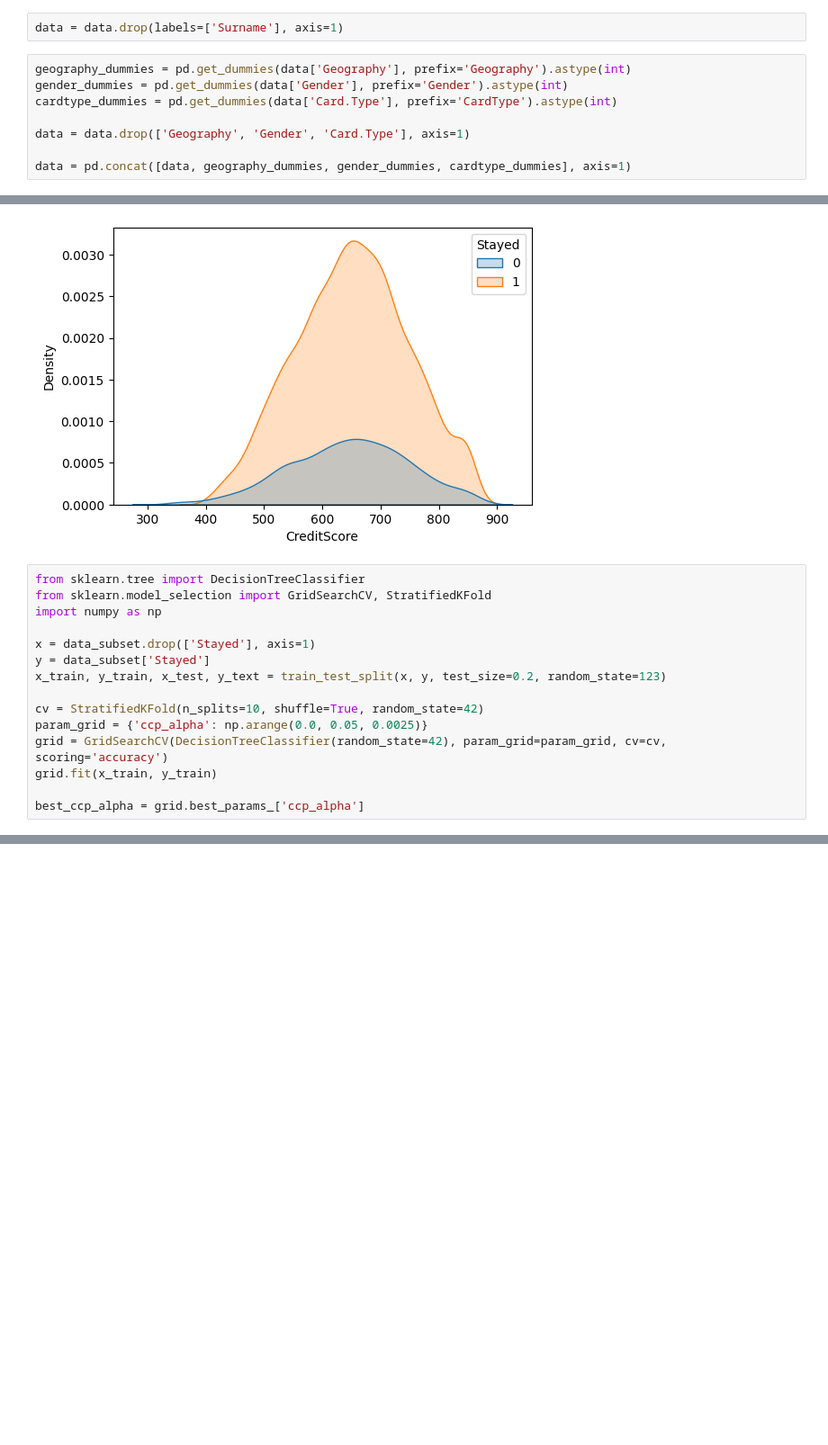
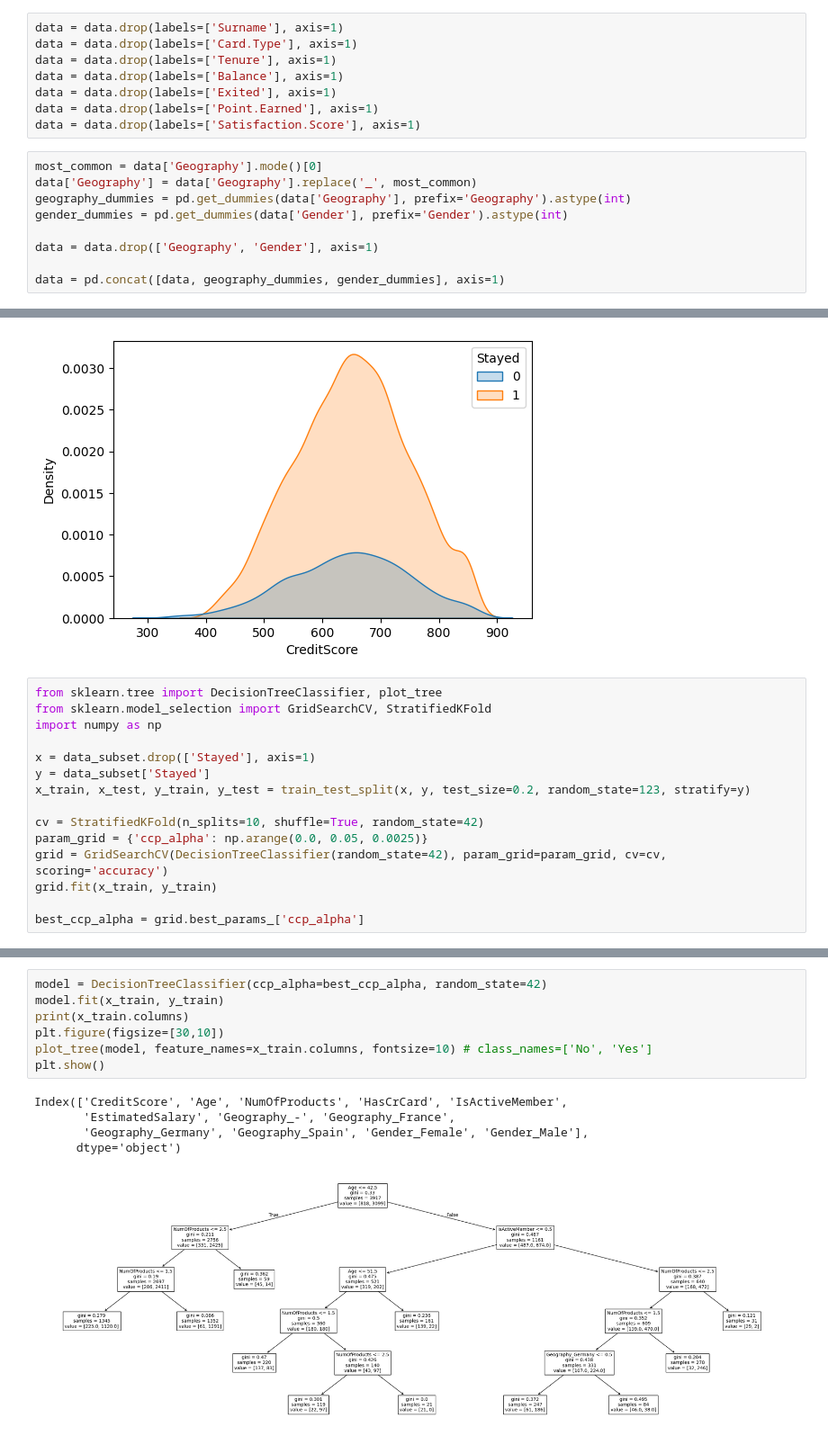
Before and after one commit to filiptrivan/mini-ml-projects, a Jupyter notebook: decision-tree.ipynb, the cells around one changed output, grey strips where cells are left out. Shown at 90% size. Cells and saved outputs as stored; diff of their text form; blank space fills up the shorter version.

Commit message:
Finished decision tree practice

```diff
--- a/decision-tree.ipynb
+++ b/decision-tree.ipynb
@@ -35,13 +35,20 @@ print(data.head())
 # %%
 data = data.drop(labels=['Surname'], axis=1)
+data = data.drop(labels=['Card.Type'], axis=1)
+data = data.drop(labels=['Tenure'], axis=1)
+data = data.drop(labels=['Balance'], axis=1)
+data = data.drop(labels=['Exited'], axis=1)
+data = data.drop(labels=['Point.Earned'], axis=1)
+data = data.drop(labels=['Satisfaction.Score'], axis=1)
 # %%
+most_common = data['Geography'].mode()[0]
+data['Geography'] = data['Geography'].replace('_', most_common)
 geography_dummies = pd.get_dummies(data['Geography'], prefix='Geography').astype(int)
 gender_dummies = pd.get_dummies(data['Gender'], prefix='Gender').astype(int)
-cardtype_dummies = pd.get_dummies(data['Card.Type'], prefix='CardType').astype(int)
 
-data = data.drop(['Geography', 'Gender', 'Card.Type'], axis=1)
+data = data.drop(['Geography', 'Gender'], axis=1)
 
-data = pd.concat([data, geography_dummies, gender_dummies, cardtype_dummies], axis=1)
+data = pd.concat([data, geography_dummies, gender_dummies], axis=1)
 # %%
 data['Age'] = pd.to_numeric(data['Age'], errors='coerce')
 
@@ -124,13 +137,13 @@ plt.show()
 # %% [output]
 [figure]
 # %%
-from sklearn.tree import DecisionTreeClassifier
+from sklearn.tree import DecisionTreeClassifier, plot_tree
 from sklearn.model_selection import GridSearchCV, StratifiedKFold
 import numpy as np
 
 x = data_subset.drop(['Stayed'], axis=1)
 y = data_subset['Stayed']
-x_train, y_train, x_test, y_text = train_test_split(x, y, test_size=0.2, random_state=123)
+x_train, x_test, y_train, y_test = train_test_split(x, y, test_size=0.2, random_state=123, stratify=y)
 
 cv = StratifiedKFold(n_splits=10, shuffle=True, random_state=42)
 param_grid = {'ccp_alpha': np.arange(0.0, 0.05, 0.0025)}
@@ -142,0 +158,13 @@ ValueError: Found input variables with inconsistent numbers of samples: [3917, 9
+# %%
+model = DecisionTreeClassifier(ccp_alpha=best_ccp_alpha, random_state=42)
+model.fit(x_train, y_train)
+print(x_train.columns)
+plt.figure(figsize=[30,10])
+plot_tree(model, feature_names=x_train.columns, fontsize=10) # class_names=['No', 'Yes']
+plt.show()
+# %% [output]
+Index(['CreditScore', 'Age', 'NumOfProducts', 'HasCrCard', 'IsActiveMember',
+       'EstimatedSalary', 'Geography_-', 'Geography_France',
+       'Geography_Germany', 'Geography_Spain', 'Gender_Female', 'Gender_Male'],
+      dtype='object')
+[figure, added]
```
Also changed, not shown: parts of 10 cells of this notebook.
